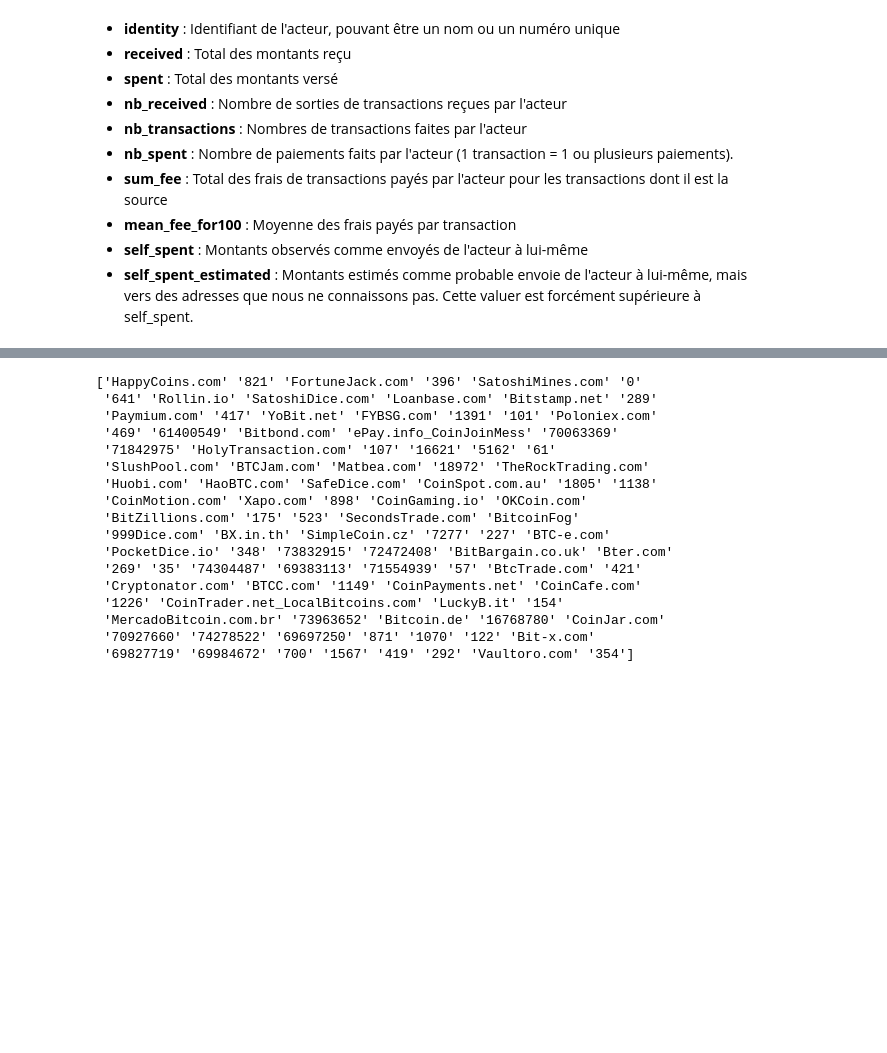
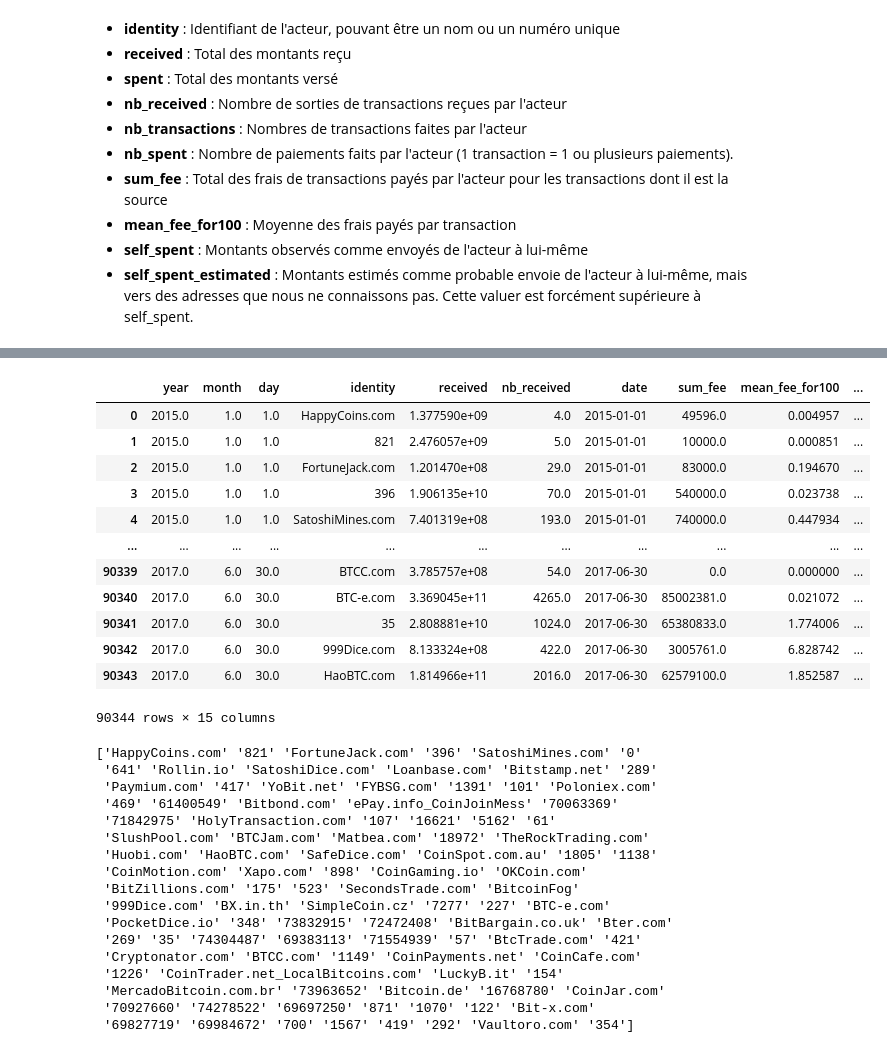
Before and after one commit to Yquetzal/DefiEGC2024, a Jupyter notebook: src/01 - Exploration des données/Exploration des données.ipynb, the cells around one changed output, grey strips where cells are left out. Drawn from its saved outputs; the diff is of its cells as text; code cells hidden in the pictures; blank space fills up the shorter version.

```diff
--- a/src/01 - Exploration des données/Exploration des données.ipynb
+++ b/src/01 - Exploration des données/Exploration des données.ipynb
@@ -43,3 +63,21 @@ df_blch
+# %%
+df_blch = df_blch.drop(df_blch.where(df_blch['year'] == 0).dropna().index)
+# %%
+df_blch
+# %% [output]
+|  | year | month | day | identity | received | nb_received | date | sum_fee | mean_fee_for100 | ... |
+| 0 | 2015.0 | 1.0 | 1.0 | HappyCoins.com | 1.377590e+09 | 4.0 | 2015-01-01 | 49596.0 | 0.004957 | ... |
+| 1 | 2015.0 | 1.0 | 1.0 | 821 | 2.476057e+09 | 5.0 | 2015-01-01 | 10000.0 | 0.000851 | ... |
+| 2 | 2015.0 | 1.0 | 1.0 | FortuneJack.com | 1.201470e+08 | 29.0 | 2015-01-01 | 83000.0 | 0.194670 | ... |
+| 3 | 2015.0 | 1.0 | 1.0 | 396 | 1.906135e+10 | 70.0 | 2015-01-01 | 540000.0 | 0.023738 | ... |
+| 4 | 2015.0 | 1.0 | 1.0 | SatoshiMines.com | 7.401319e+08 | 193.0 | 2015-01-01 | 740000.0 | 0.447934 | ... |
+| ... | ... | ... | ... | ... | ... | ... | ... | ... | ... | ... |
+| 90339 | 2017.0 | 6.0 | 30.0 | BTCC.com | 3.785757e+08 | 54.0 | 2017-06-30 | 0.0 | 0.000000 | ... |
+| 90340 | 2017.0 | 6.0 | 30.0 | BTC-e.com | 3.369045e+11 | 4265.0 | 2017-06-30 | 85002381.0 | 0.021072 | ... |
+| 90341 | 2017.0 | 6.0 | 30.0 | 35 | 2.808881e+10 | 1024.0 | 2017-06-30 | 65380833.0 | 1.774006 | ... |
+| 90342 | 2017.0 | 6.0 | 30.0 | 999Dice.com | 8.133324e+08 | 422.0 | 2017-06-30 | 3005761.0 | 6.828742 | ... |
+| 90343 | 2017.0 | 6.0 | 30.0 | HaoBTC.com | 1.814966e+11 | 2016.0 | 2017-06-30 | 62579100.0 | 1.852587 | ... |
+90344 rows × 15 columns
 # %%
 print(df_blch['identity'].unique())
 # %% [output]
```
Also changed, not shown: parts of 1 cell of this notebook, 3 other files.
